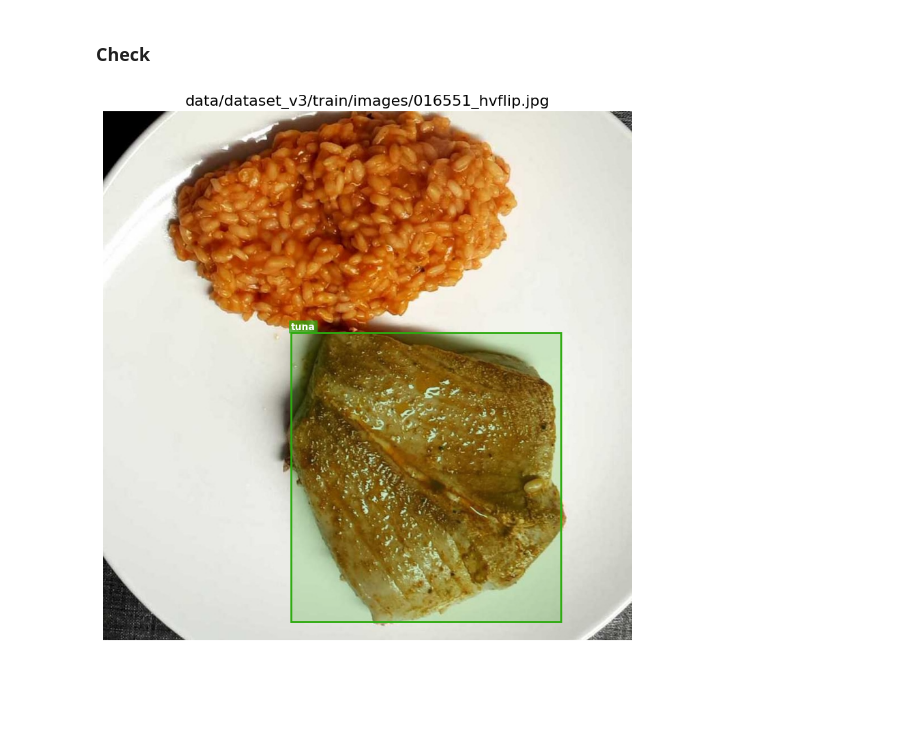
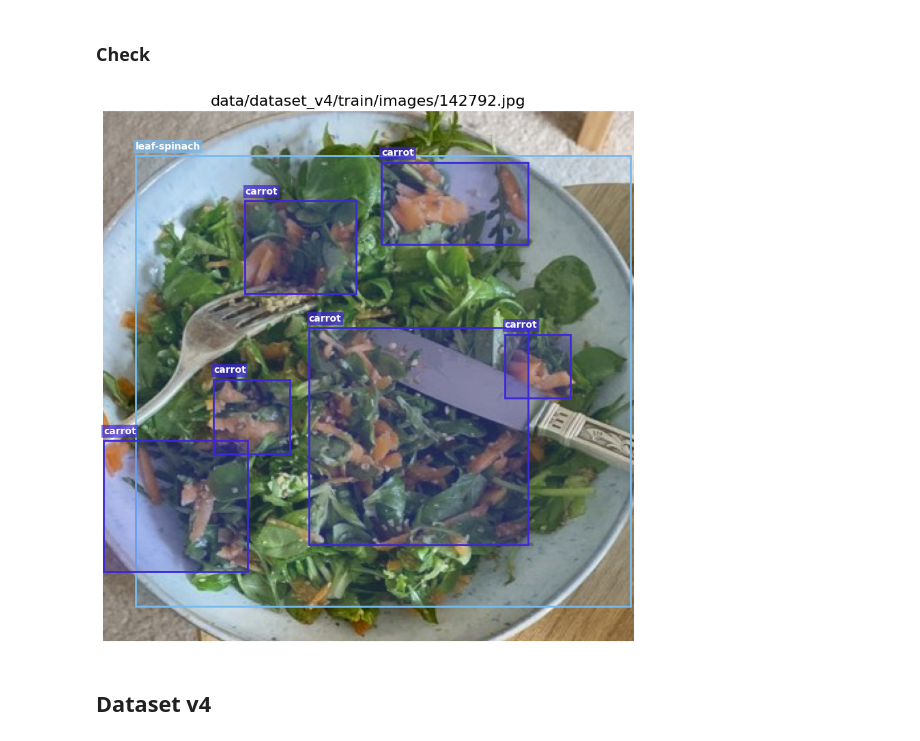
Before and after one commit to tomaszzywicki/cal-cones, a Jupyter notebook: model/data_download.ipynb, the cells around one changed output. Drawn from its saved outputs; the diff is of its cells as text; code cells hidden in the pictures; blank space fills up the shorter version.

Commit message:
prep for dataset_v4 download done

```diff
--- a/model/data_download.ipynb
+++ b/model/data_download.ipynb
@@ -39,23 +39,25 @@ To: c:\Users\Kornel\Github\cal-cones-model\model\data\data.zip
 # %%
 from model_utils import visualize_detections
 import json
 import random
 import os
 
-image_folder = "data/dataset_v3/train/images/"
-labels_folder = "data/dataset_v3/train/labels/"
+image_folder = "data/dataset_v4/train/images/"
+labels_folder = "data/dataset_v4/train/labels/"
 
-with open("pipeline_data/dicts/detect_classes_v3.json", 'r') as f:
+with open("pipeline_data/dicts/detect_classes_v4.json", 'r') as f:
     id_to_name = json.load(f)
 
 for i in range(1):
     img_files = [f for f in os.listdir(image_folder) if f.endswith('.jpg')]
     img_file = random.choice(img_files)
     label_file = img_file.replace('.jpg', '.txt')
 
     img_path = os.path.join(image_folder, img_file)
     label_path = os.path.join(labels_folder, label_file)
 
     visualize_detections(img_path, label_path, id_to_name)
 # %% [output]
-[figure, old version]
+[figure, new version]
+# %% [markdown]
+## Dataset v4
```
Also changed, not shown: parts of 1 cell of this notebook.
